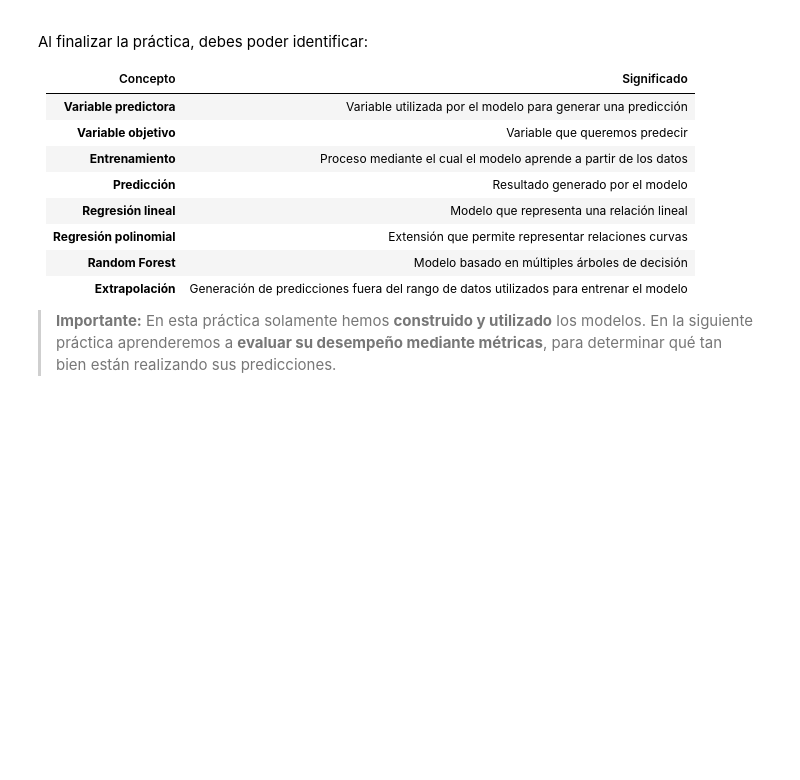
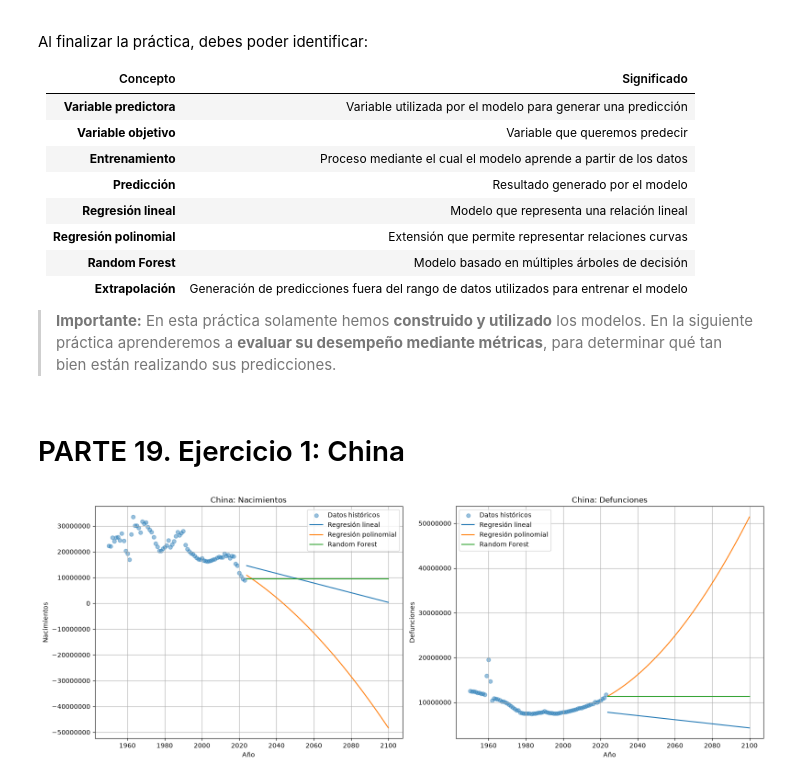
Before and after one commit to fpl81660/BD-511, a Jupyter notebook: U2_1_modelos_regresion/notebook/U3_1_modelos_regresion_demografia.ipynb, the cells around one changed output. Drawn from its saved outputs; the diff is of its cells as text; code cells hidden in the pictures; blank space fills up the shorter version.

Commit message:
Ejercicios de extracciones

```diff
--- a/U2_1_modelos_regresion/notebook/U3_1_modelos_regresion_demografia.ipynb
+++ b/U2_1_modelos_regresion/notebook/U3_1_modelos_regresion_demografia.ipynb
@@ -1084,3 +1084,58 @@ Al finalizar la práctica, debes poder identificar:
 | **Extrapolación** | Generación de predicciones fuera del rango de datos utilizados para entrenar el modelo |
 
 > **Importante:** En esta práctica solamente hemos **construido y utilizado** los modelos. En la siguiente práctica aprenderemos a **evaluar su desempeño mediante métricas**, para determinar qué tan bien están realizando sus predicciones.
+# %% [markdown]
+# PARTE 19. Ejercicio 1: China
+# %%
+pais_china = "China"
+df_china = df[(df["Entity"] == pais_china) & (df["Year"] <= 2023)].copy()
+
+X_china = df_china[["Year"]]
+y_nacimientos_china = df_china["births"]
+y_defunciones_china = df_china["deaths"]
+X_futuro_china = pd.DataFrame(
+    np.arange(2024, 2101).reshape(-1, 1),
+    columns=["Year"]
+)
+
+# Regresión lineal
+modelo_lineal_china_births = LinearRegression().fit(X_china, y_nacimientos_china)
+modelo_lineal_china_deaths = LinearRegression().fit(X_china, y_defunciones_china)
+
+# Regresión polinomial
+poly_china = PolynomialFeatures(degree=2, include_bias=False)
+X_china_poly = poly_china.fit_transform(X_china)
+X_futuro_china_poly = poly_china.transform(X_futuro_china)
+modelo_polinomial_china_births = LinearRegression().fit(X_china_poly, y_nacimientos_china)
+modelo_polinomial_china_deaths = LinearRegression().fit(X_china_poly, y_defunciones_china)
+
+# Random Forest
+modelo_rf_china_births = RandomForestRegressor(n_estimators=100, random_state=42).fit(X_china, y_nacimientos_china)
+modelo_rf_china_deaths = RandomForestRegressor(n_estimators=100, random_state=42).fit(X_china, y_defunciones_china)
+
+pred_china_births_lineal = modelo_lineal_china_births.predict(X_futuro_china)
+pred_china_births_polinomial = modelo_polinomial_china_births.predict(X_futuro_china_poly)
+pred_china_births_rf = modelo_rf_china_births.predict(X_futuro_china)
+pred_china_deaths_lineal = modelo_lineal_china_deaths.predict(X_futuro_china)
+pred_china_deaths_polinomial = modelo_polinomial_china_deaths.predict(X_futuro_china_poly)
+pred_china_deaths_rf = modelo_rf_china_deaths.predict(X_futuro_china)
+
+fig, axes = plt.subplots(1, 2, figsize=(16, 6))
+for axis, variable, objetivo, lineal, polinomial, rf in [
+    (axes[0], "births", "Nacimientos", pred_china_births_lineal, pred_china_births_polinomial, pred_china_births_rf),
+    (axes[1], "deaths", "Defunciones", pred_china_deaths_lineal, pred_china_deaths_polinomial, pred_china_deaths_rf),
+]:
+    axis.scatter(df_china["Year"], df_china[variable], alpha=0.45, label="Datos históricos")
+    axis.plot(X_futuro_china["Year"], lineal, label="Regresión lineal")
+    axis.plot(X_futuro_china["Year"], polinomial, label="Regresión polinomial")
+    axis.plot(X_futuro_china["Year"], rf, label="Random Forest")
+    axis.set_title(f"China: {objetivo}")
+    axis.set_xlabel("Año")
+    axis.set_ylabel(objetivo)
+    axis.ticklabel_format(style="plain", axis="y", useOffset=False)
+    axis.grid()
+    axis.legend()
+plt.tight_layout()
+plt.show()
+# %% [output]
+[figure, added]
```
Also changed, not shown: parts of 4 cells of this notebook, 3 other files.
